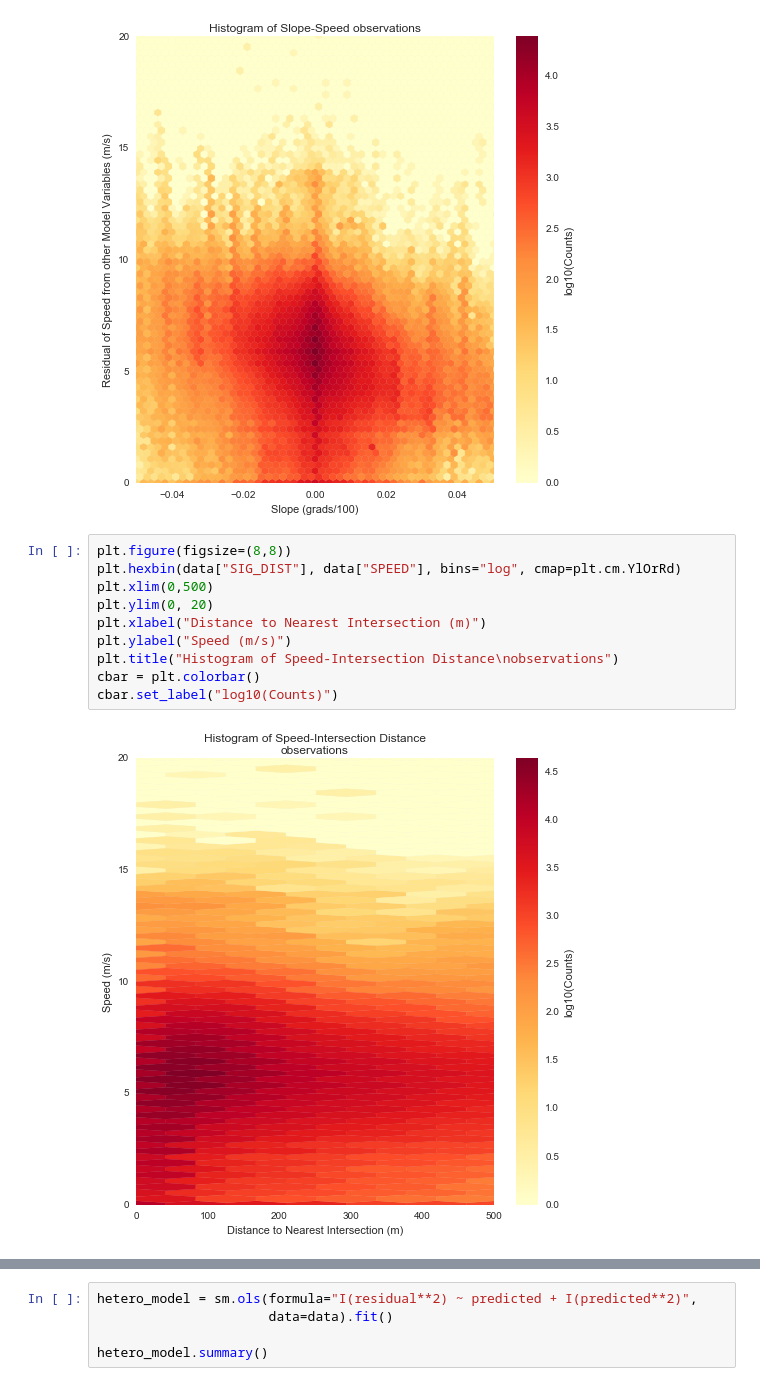
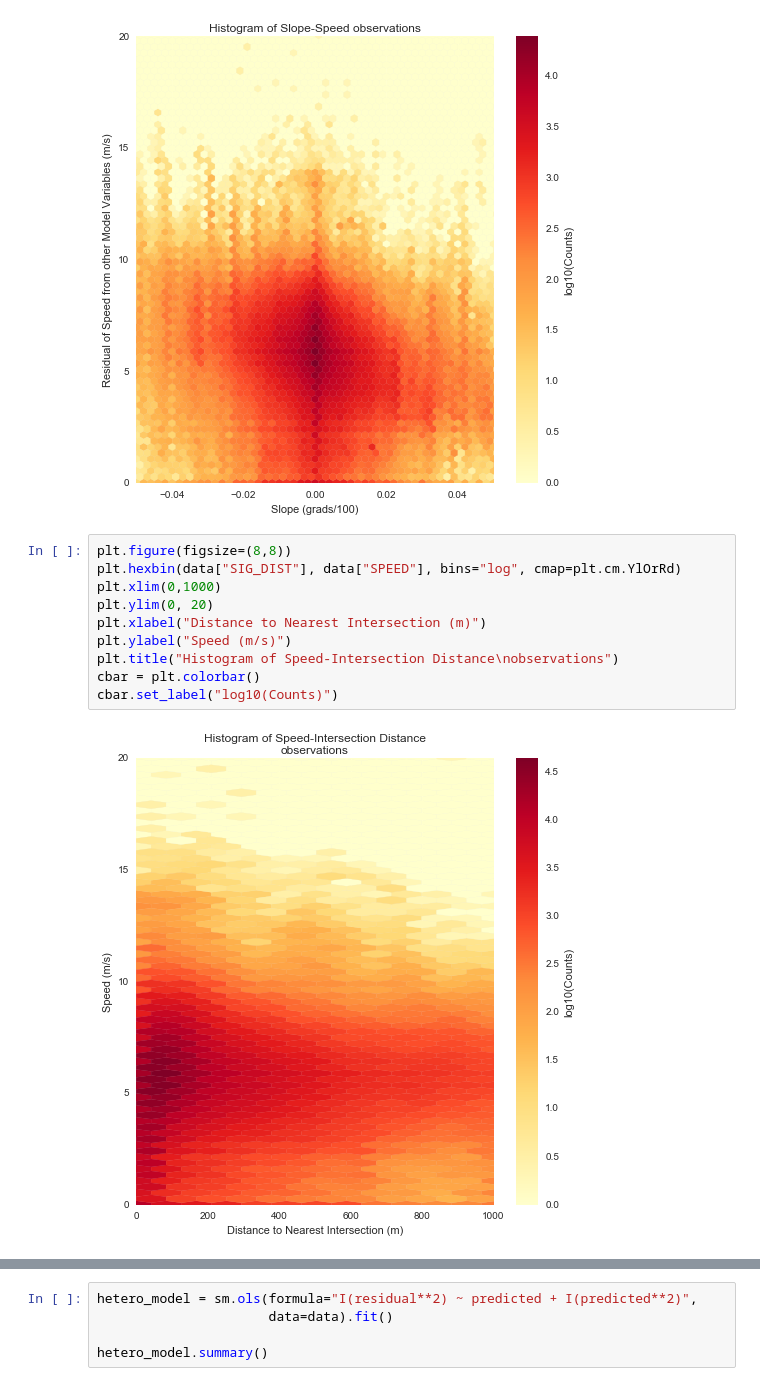
Before and after one commit to aclarry/toronto-cycling-speed-analysis, a Jupyter notebook: Speed Analysis.ipynb, the cells around one changed output, grey strips where cells are left out. Drawn from its saved outputs; the diff is of its cells as text.

```diff
--- a/Speed Analysis.ipynb
+++ b/Speed Analysis.ipynb
@@ -39,13 +41,13 @@ cbar.set_label("log10(Counts)")
 # %%
 plt.figure(figsize=(8,8))
 plt.hexbin(data["SIG_DIST"], data["SPEED"], bins="log", cmap=plt.cm.YlOrRd)
-plt.xlim(0,500)
+plt.xlim(0,1000)
 plt.ylim(0, 20)
 plt.xlabel("Distance to Nearest Intersection (m)")
 plt.ylabel("Speed (m/s)")
 plt.title("Histogram of Speed-Intersection Distance\nobservations")
 cbar = plt.colorbar()
 cbar.set_label("log10(Counts)")
 # %% [output]
-[figure, old version]
+[figure, new version]
 # %% [markdown]
```
Also changed, not shown: parts of 16 cells of this notebook.
